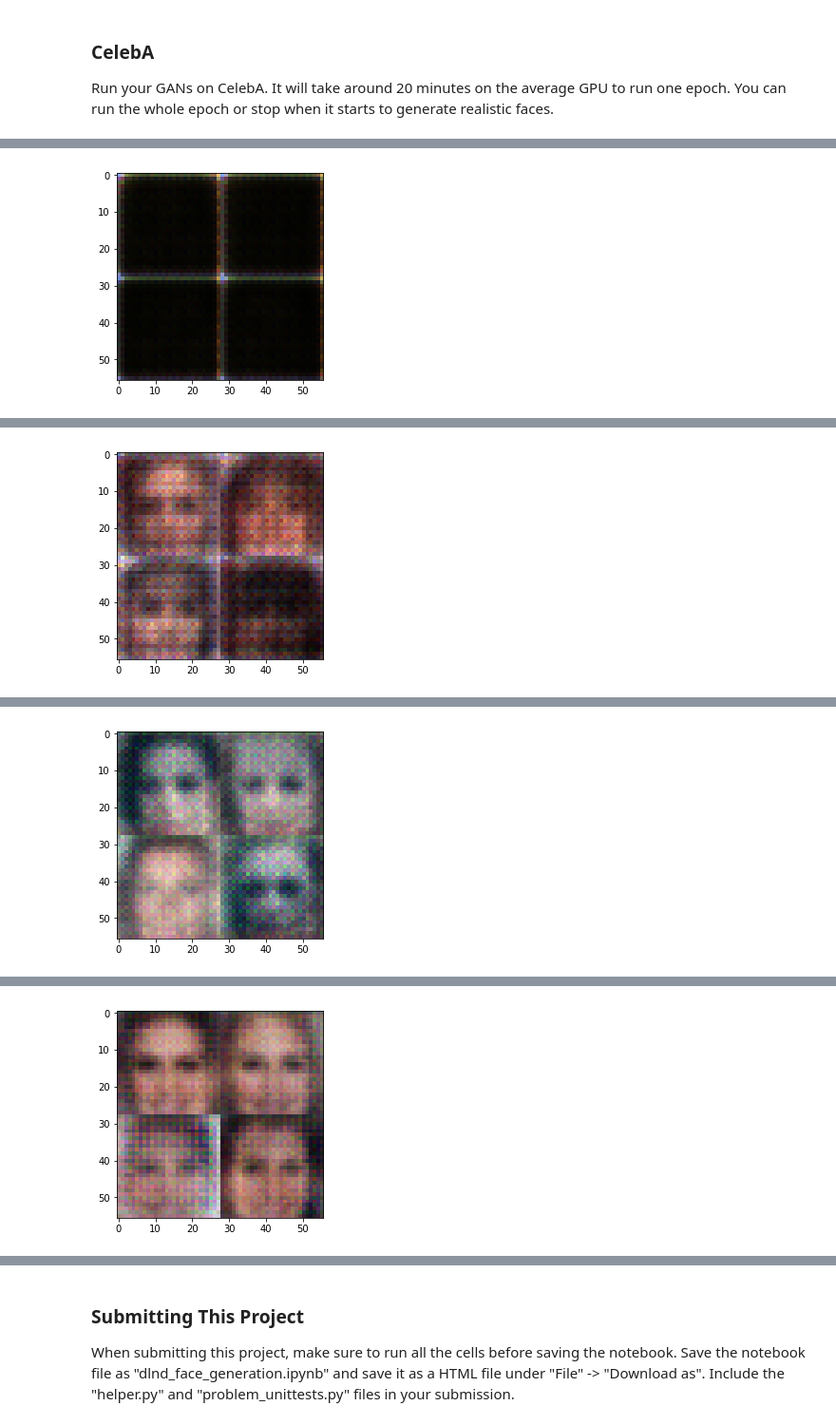
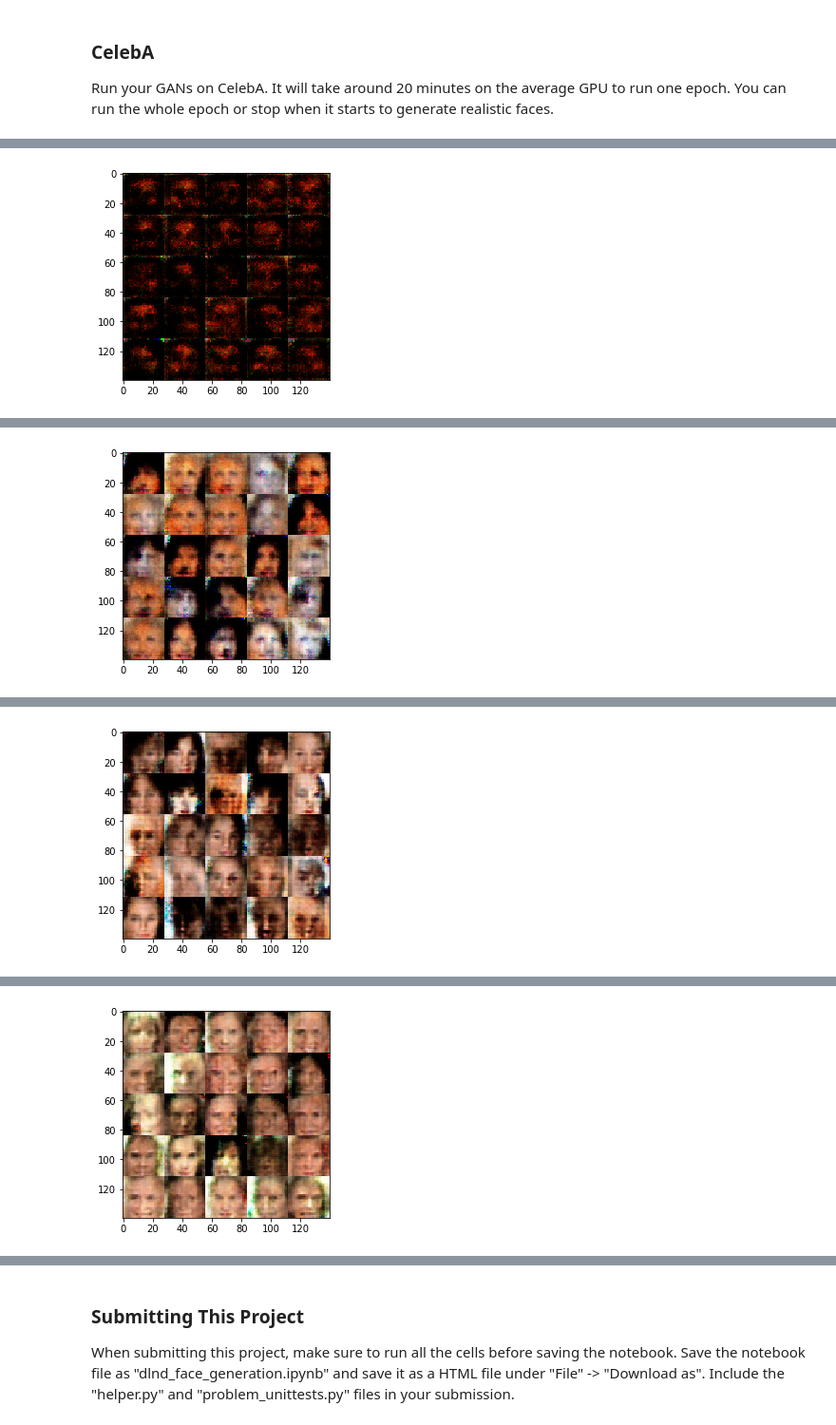
Before and after one commit to deeptiGarg/deep-learning, a Jupyter notebook: face_generation/dlnd_face_generation.ipynb, the cells around one changed output, grey strips where cells are left out. Shown at 95% size. Saved outputs shown, nothing was run; the diff lists cells and outputs as text; code cells hidden in the pictures.

```diff
--- a/face_generation/dlnd_face_generation.ipynb
+++ b/face_generation/dlnd_face_generation.ipynb
@@ -144,18 +145,20 @@ def discriminator(images, reuse=False):
     alpha = 0.2
     with tf.variable_scope('discriminator', reuse = reuse):
 
-        conv1 = tf.layers.conv2d(images,64,5,strides=2,padding='same') #14,14,64
+        conv1 = tf.layers.conv2d(images,64,5,strides=2,padding='same', kernel_initializer = tf.contrib.layers.xavier_initializer()) #14,14,64
         relu1 = tf.maximum(alpha*conv1,conv1)
 
-        conv2 = tf.layers.conv2d(relu1,128,5,strides=2,padding='same') #7,7,128
+        conv2 = tf.layers.conv2d(relu1,128,5,strides=2,padding='same', kernel_initializer = tf.contrib.layers.xavier_initializer()) #7,7,128
         norm2 = tf.layers.batch_normalization(conv2, training = True)
-        relu2 = tf.maximum(alpha*norm2,norm2)
+        drop2 = tf.nn.dropout(norm2, 0.8)
+        relu2 = tf.maximum(alpha*drop2,drop2)
 
-        conv3 = tf.layers.conv2d(relu2,256,5,strides=2,padding='same') #4,4,256
+        conv3 = tf.layers.conv2d(relu2,256,5,strides=2,padding='same', kernel_initializer = tf.contrib.layers.xavier_initializer()) #4,4,256
         norm3 = tf.layers.batch_normalization(conv3, training = True)
-        relu3 = tf.maximum(alpha*norm3,norm3)
+        drop3 = tf.nn.dropout(norm3, 0.8)
+        relu3 = tf.maximum(alpha*drop3,drop3)
 
-        conv4 = tf.layers.conv2d(relu3,512,5,strides=2,padding='same') #2,2,512
+        conv4 = tf.layers.conv2d(relu3,512,5,strides=2,padding='same', kernel_initializer = tf.contrib.layers.xavier_initializer()) #2,2,512
         norm4 = tf.layers.batch_normalization(conv4, training = True)
         relu4 = tf.maximum(alpha*norm4,norm4)
 
@@ -240,8 +249,10 @@ def model_loss(input_real, input_z, out_channel_dim):
     d_output_real,d_logits_real = discriminator(input_real, reuse=False)
     d_output_fake,d_logits_fake = discriminator(g_output, reuse=True)
 
+    smooth = 0.1
+
     d_loss_fake = tf.reduce_mean(tf.nn.sigmoid_cross_entropy_with_logits(logits = d_logits_fake, labels = tf.zeros_like(d_output_fake)))
-    d_loss_real = tf.reduce_mean(tf.nn.sigmoid_cross_entropy_with_logits(logits = d_logits_real, labels = tf.ones_like(d_output_real)))
+    d_loss_real = tf.reduce_mean(tf.nn.sigmoid_cross_entropy_with_logits(logits = d_logits_real, labels = tf.ones_like(d_output_real)*(1-smooth)))
     d_loss = d_loss_fake+d_loss_real
     g_loss = tf.reduce_mean(tf.nn.sigmoid_cross_entropy_with_logits(logits = d_logits_fake, labels = tf.ones_like(d_output_fake)))
 
@@ -351,10 +362,14 @@ def train(epoch_count, batch_size, z_dim, learning_rate, beta1, get_batches, dat
             for batch_images in get_batches(batch_size):
                 # TODO: Train Model
                 steps+= 1
+                #print("max= ", np.amax(batch_images))
+                #print("min= ", np.amin(batch_images))
+                batch_images = batch_images *2
                 batch_z = np.random.uniform(-1, 1, size=(batch_size, z_dim))
 
                 # Run optimizers
                 _ = sess.run(d_opt, feed_dict={input_real: batch_images, input_z: batch_z, learningrate:learning_rate})
+                _ = sess.run(g_opt, feed_dict={input_z: batch_z, input_real: batch_images, learningrate:learning_rate})
                 _ = sess.run(g_opt, feed_dict={input_z: batch_z, input_real: batch_images, learningrate:learning_rate})
 
                 if(steps%100==0):
@@ -363,7 +378,7 @@ def train(epoch_count, batch_size, z_dim, learning_rate, beta1, get_batches, dat
                     print("Epoch {}/{}...".format(epoch_i+1, epoch_count),
                           "Discriminator Loss: {:.4f}...".format(train_loss_d),
                           "Generator Loss: {:.4f}".format(train_loss_g))
-                    show_generator_output(sess, 5, input_z, data_shape[3], data_image_mode)
+                    show_generator_output(sess, 25, input_z, data_shape[3], data_image_mode)
 # %% [markdown]
 ### MNIST
 Test your GANs architecture on MNIST.  After 2 epochs, the GANs should be able to generate images that look like handwritten digits.  Make sure the loss of the generator is lower than the loss of the discriminator or close to 0.
@@ -396,9 +416,9 @@ Epoch 1/1... Discriminator Loss: 0.5780... Generator Loss: 1.2582
 ### CelebA
 Run your GANs on CelebA.  It will take around 20 minutes on the average GPU to run one epoch.  You can run the whole epoch or stop when it starts to generate realistic faces.
 # %%
-batch_size = 256
+batch_size = 64
 z_dim = 100
-learning_rate = 0.0001
+learning_rate = 0.0003
 beta1 = 0.5
 
 
@@ -416 +436 @@ Epoch 1/1... Discriminator Loss: 0.1957... Generator Loss: 3.7757
-[figure, old version]
+[figure, new version]
@@ -418 +438 @@ Epoch 1/1... Discriminator Loss: 0.7066... Generator Loss: 0.8672
-[figure, old version]
+[figure, new version]
@@ -420 +440 @@ Epoch 1/1... Discriminator Loss: 0.0745... Generator Loss: 4.6009
-[figure, old version]
+[figure, new version]
@@ -422 +442 @@ Epoch 1/1... Discriminator Loss: 0.0099... Generator Loss: 9.8884
-[figure, old version]
+[figure, new version]
```
Also changed, not shown: parts of 4 cells of this notebook, 2 other files.
